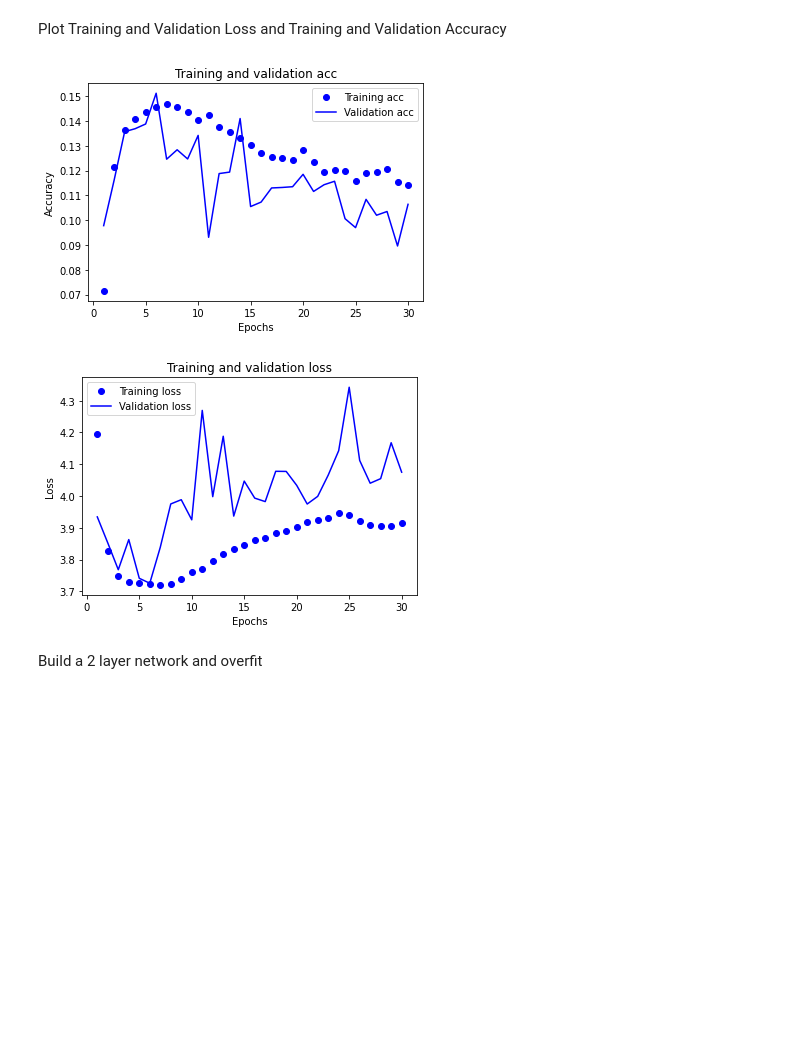
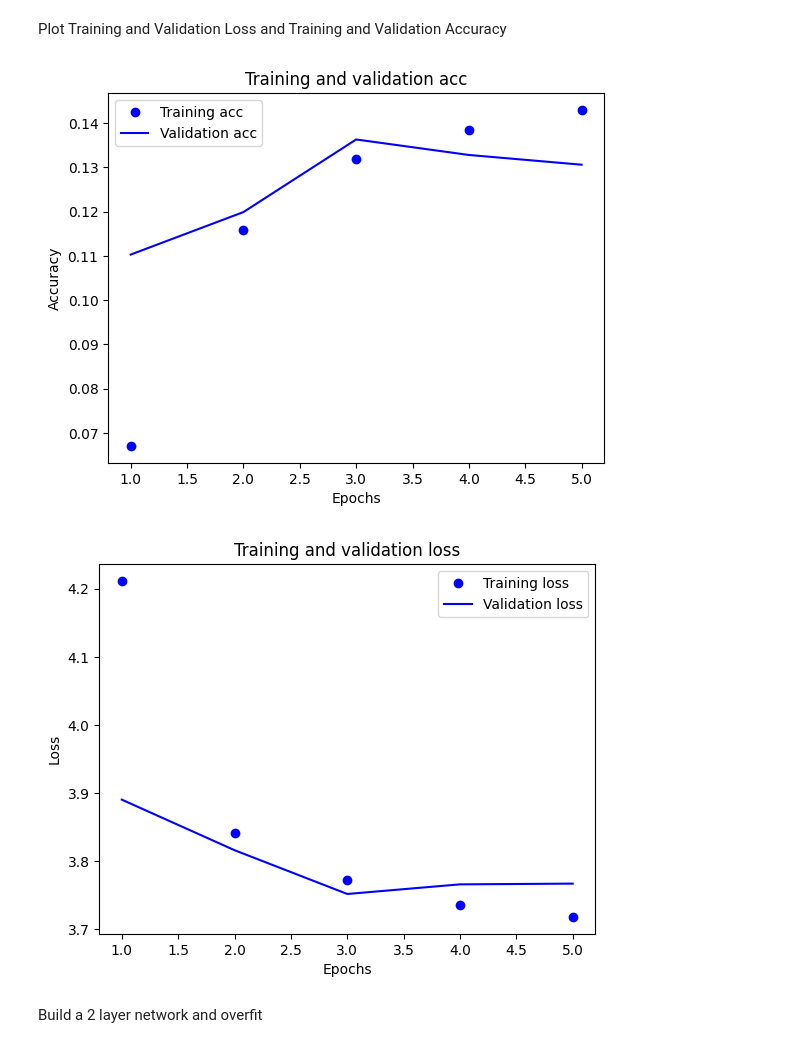
Before and after one commit to huuugh18/150NN, a Jupyter notebook: cw1/cw1_22.ipynb, the cells around one changed output. Saved outputs shown, nothing was run; the diff lists cells and outputs as text; code cells hidden in the pictures; blank space fills up the shorter version.

```diff
--- a/cw1/cw1_22.ipynb
+++ b/cw1/cw1_22.ipynb
@@ -148,8 +148,9 @@ Run a 2 layer model layer with large units.
 Train for 30 epochs to see where overfitting starts to occur.
 # %%
 from keras.callbacks import CSVLogger
+import keras
 
-def build_network(units_list, learning_rate=0.01, epochs=5, log_name='log', optimizer='rmsprop'):
+def build_network_rmsprop_opt(units_list, learning_rate=0.01, epochs=5, log_name='log'):
     network = models.Sequential()
 
     #first layer - needs input_shape
@@ -163,7 +164,7 @@ def build_network(units_list, learning_rate=0.01, epochs=5, log_name='log', opti
     network.add(layers.Dense(100, activation='softmax'))
 
 
-    network.compile(optimizer=optimizer,
+    network.compile(optimizer=keras.optimizers.RMSprop(learning_rate),
                 loss='categorical_crossentropy',
                 metrics=['accuracy'])
     log_name = log_name + '.csv'
@@ -180,3 +212,32 @@ def build_network(units_list, learning_rate=0.01, epochs=5, log_name='log', opti
+# %%
+def build_network(units_list, epochs=5, log_name='log', optimizer='rmsprop'):
+    network = models.Sequential()
+
+    #first layer - needs input_shape
+    network.add(layers.Dense(units_list[0], activation='relu', input_shape=(32 * 32 * 3, )))
+
+    #middle layers
+    for units in units_list[1:]:
+        network.add(layers.Dense(units, activation='relu'))
+
+    #last layer
+    network.add(layers.Dense(100, activation='softmax'))
+
+
+    network.compile(optimizer=optimizer,
+                loss='categorical_crossentropy',
+                metrics=['accuracy'])
+    log_name = log_name + '.csv'
+    csv_logger = CSVLogger(log_name, append=True, separator=',')
+    history = network.fit(
+        train_images_flat, train_labels,
+        epochs=epochs,
+        verbose=0,
+        callbacks=[csv_logger],
+        validation_split=0.2
+    )
+
+    return history
 # %%
 def plot_train_val_loss(history):
     loss = history.history['loss']
@@ -272,9 +331,11 @@ overfit_1_layer_history = build_network([512], 0.01, 30)
+# %%
+init_1_layer_history = build_network([512], 5)
 # %%
-plot_train_val_acc(overfit_1_layer_history)
-plot_train_val_loss(overfit_1_layer_history)
+plot_train_val_acc(init_1_layer_history)
+plot_train_val_loss(init_1_layer_history)
 # %% [output]
-[figure, old version]
+[figure, new version]
-[figure, old version]
+[figure, new version]
 # %% [markdown]
 Build a 2 layer network and overfit
 # %%
```
Also changed, not shown: parts of 26 cells of this notebook, 3 other files.
